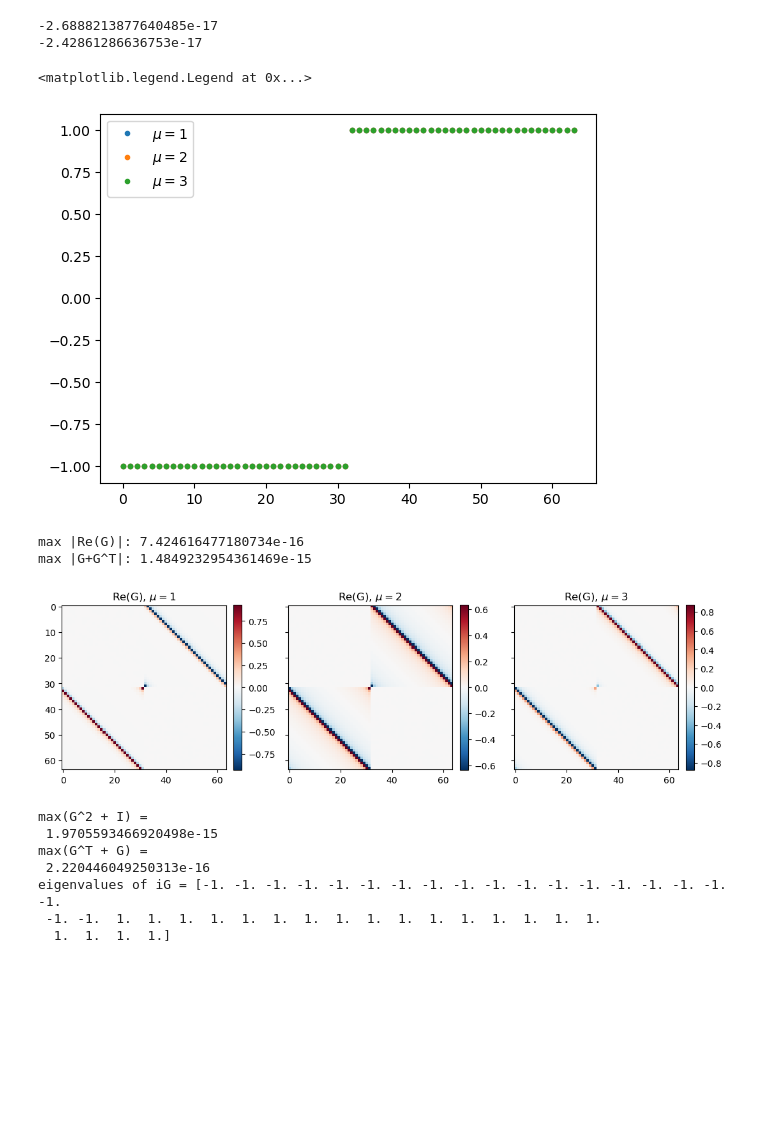
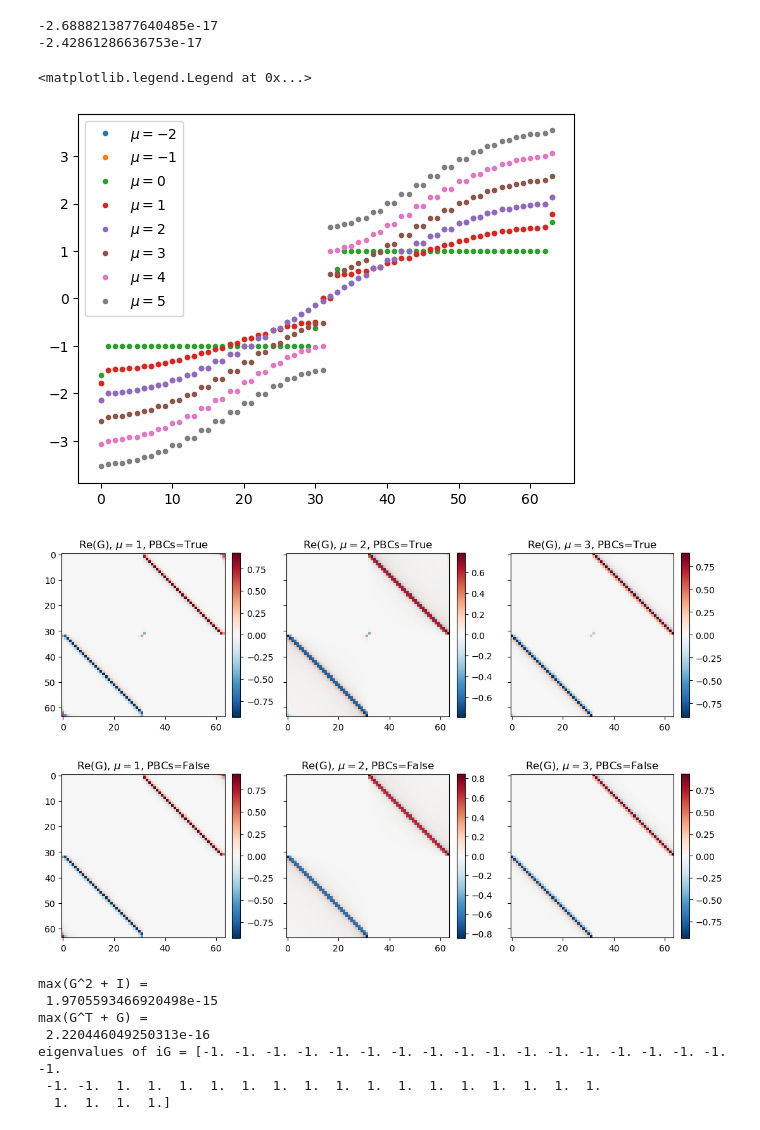
Before and after one commit to AsadullahBhuiyan/classD_1d_fermionic_adaptive_circuit, a Jupyter notebook: Majorana_Wannier_function_plotting.ipynb, the cells around one changed output. Saved outputs shown, nothing was run; the diff lists cells and outputs as text; code cells hidden in the pictures; blank space fills up the shorter version.

```diff
--- a/Majorana_Wannier_function_plotting.ipynb
+++ b/Majorana_Wannier_function_plotting.ipynb
@@ -121,26 +121,26 @@ print(Pi_1[:,1] @ Pi_2[:,1])
 -2.42861286636753e-17
 # %%
 # consructing real space kitaev hamiltonian in Majorana basis
-def kitaev_majorana_hamiltonian(N, mu, PBCs = True):
+def kitaev_majorana_hamiltonian(N, mu, PBCs = False):
     # we're setting t = Delta = 1
     # ignoring extra factor of 1/2 from BdG basis construction
-    M = -mu*np.eye(N, dtype=np.complex128) + 2*np.eye(N, k=1, dtype=np.complex128)
+    M = -mu*np.eye(N, dtype=np.complex128) - 2*np.eye(N, k=-1, dtype=np.complex128)
     if PBCs:
-        M[-1,0] = 2
+        M[0,-1] = -2
     zero_block = np.zeros_like(M)
     H = 1j/2*np.block([[zero_block, M], [-M.T, zero_block]])
     return H
 
 N = 32
 
-for mu in [1, 2, 3]:
-    H = kitaev_majorana_hamiltonian(N, mu, PBCs=False)
+for mu in [-2,-1,0,1,2,3,4,5]:
+    H = kitaev_majorana_hamiltonian(N, mu, PBCs=True)
     eigvals = np.linalg.eigh(H)[0]
-    plt.plot(np.sign(eigvals),'o', markersize=3, label = rf'$\mu={mu}$')
+    plt.plot(eigvals,'o', markersize=3, label = rf'$\mu={mu}$')
 plt.legend()
 # %% [output]
 <matplotlib.legend.Legend at 0x...>
-[figure, old version]
+[figure, new version]
 # %%
 def kitaev_GS_covariance(N, mu, PBCs = True):
     H = kitaev_majorana_hamiltonian(N, mu, PBCs)
@@ -153,23 +153,34 @@ def kitaev_GS_covariance(N, mu, PBCs = True):
 N = 32
 mu = 1
 G = kitaev_GS_covariance(N, mu, PBCs=True)
-# %% [output]
-max |Re(G)|: 7.424616477180734e-16
-max |G+G^T|: 1.4849232954361469e-15
 # %%
 
 fig, axs = plt.subplots(1, 3, figsize=(11, 4), sharey=True)
 for mu in [1, 2, 3]:
     G = kitaev_GS_covariance(N, mu, PBCs=True)
     im = axs[mu-1].imshow(np.real(G), cmap="RdBu_r")
-    axs[mu-1].set_title(rf"Re(G), $\mu={mu}$")
+    axs[mu-1].set_title(rf"Re(G), $\mu={mu}$, PBCs=True")
     fig.colorbar(im, ax=axs[mu-1], fraction=0.046, pad=0.04)
 
 
 fig.tight_layout()
 plt.show()
 # %% [output]
-[figure, old version]
+[figure, new version]
+# %%
+
+fig, axs = plt.subplots(1, 3, figsize=(11, 4), sharey=True)
+for mu in [1, 2, 3]:
+    G = kitaev_GS_covariance(N, mu, PBCs=False)
+    im = axs[mu-1].imshow(np.real(G), cmap="RdBu_r")
+    axs[mu-1].set_title(rf"Re(G), $\mu={mu}$, PBCs=False")
+    fig.colorbar(im, ax=axs[mu-1], fraction=0.046, pad=0.04)
+
+
+fig.tight_layout()
+plt.show()
+# %% [output]
+[figure, added]
 # %%
 # initialization helpers for random covariance matrices
 def random_so_2n(n, rng=None):
```
Also changed, not shown: 6 other files.
